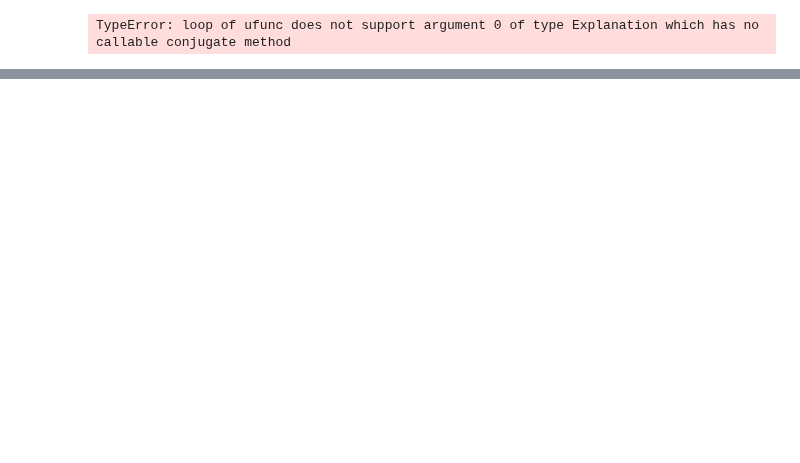
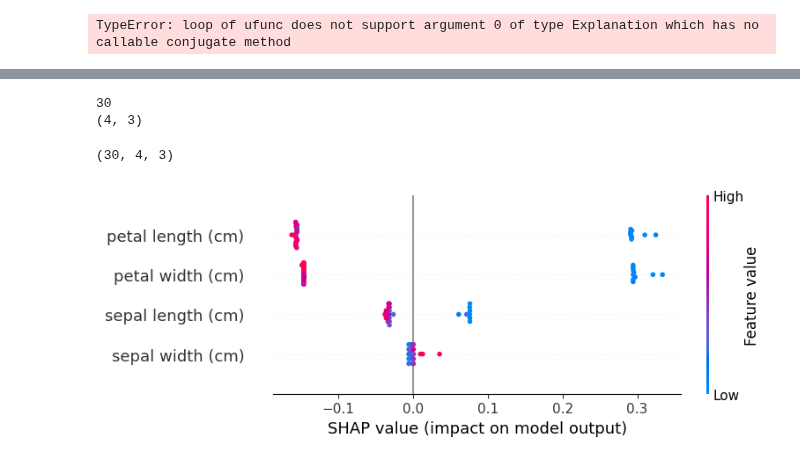
Before and after one commit to mengling-he/SelectMicro_24new, a Jupyter notebook: Analysis/Sharpvalue_example.ipynb, the cells around one changed output, grey strips where cells are left out. Cells and saved outputs as stored; diff of their text form; code cells hidden in the pictures; blank space fills up the shorter version.

Commit message:
update the shap analysis of burn analysis

```diff
--- a/Analysis/Sharpvalue_example.ipynb
+++ b/Analysis/Sharpvalue_example.ipynb
@@ -71,0 +51,39 @@ array([4.526, 3.585, 3.521, ..., 0.923, 0.847, 0.894])
+# %%
+# Load dataset
+data = load_iris()
+X = pd.DataFrame(data.data, columns=data.feature_names)
+y = data.target
+
+# Set up 5-fold cross-validation
+#kf = StratifiedKFold(n_splits=5, shuffle=True, random_state=42)
+rf_model = RandomForestClassifier(n_estimators=100, random_state=42)
+# Split the data into training and testing sets
+X_train, X_test, y_train, y_test = train_test_split(X, y, test_size=0.2, random_state=42)
+
+
+# Train Random Forest
+rf_model.fit(X_train, y_train)
+y_pred = rf_model.predict(X_test)
+
+# Compute accuracy
+#acc = accuracy_score(y_test, y_pred)
+#accuracies.append(acc)
+#print(f"  Accuracy: {acc:.4f}")
+
+# Compute SHAP values
+explainer = shap.TreeExplainer(rf_model)
+shap_values2 = explainer.shap_values(X_test)
+# %%
+print(len(shap_values2))  # Should print 3 (one array per class),but it is len(X_test)
+print(shap_values2[0].shape)  # Should be (len(X_test), num_features),but it is (num_features,# of class)
+# %% [output]
+30
+(4, 3)
+# %%
+shap_values2.shape
+# %% [output]
+(30, 4, 3)
+# %%
+shap.summary_plot(shap_values2[:,:,0], X_test)
+# %% [output]
+[figure, added]
```
Also changed, not shown: parts of 12 cells of this notebook, 11 other files.
